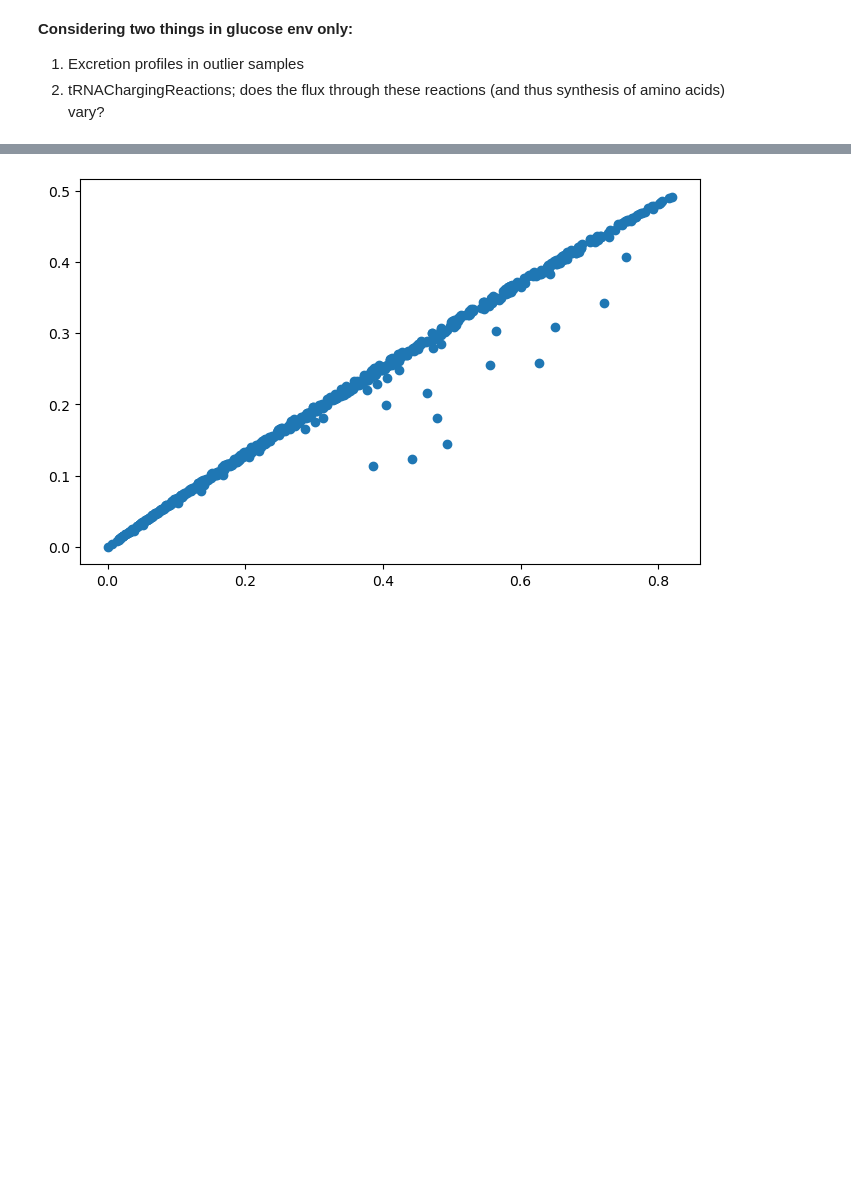
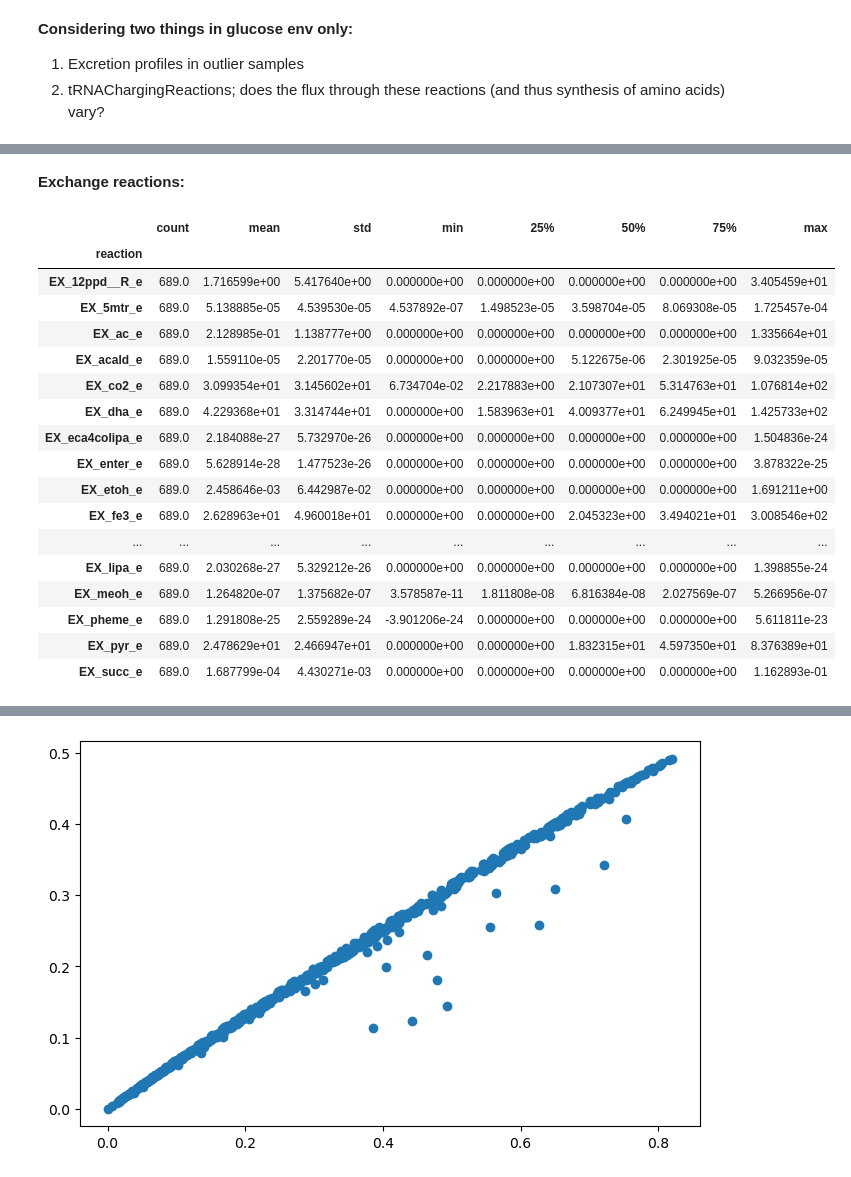
Before and after one commit to celasa/biomass_thesis, a Jupyter notebook: notebooks/final_analyses.ipynb, the cells around one changed output, grey strips where cells are left out. Saved outputs shown, nothing was run; the diff lists cells and outputs as text; code cells hidden in the pictures; blank space fills up the shorter version.

```diff
--- a/notebooks/final_analyses.ipynb
+++ b/notebooks/final_analyses.ipynb
@@ -22,3 +33,6 @@ data = pd.read_pickle(DATA/'ml_datasets_ARCHIVE/all_raw_samples.pkl')
 glc_data = data[data['source']=='glc']
 # %%
 glc_flux = pd.read_pickle('/triumvirate/home/celinaha/LO_sampling/optimal_runs/optimal_EX_glc__D_e_EX_nh4_e.pkl')
+# %%
+glc_out = glc_data.loc[glc_data['outlier']==1, "sample"]
+glc_normal = glc_data.loc[glc_data['outlier']==0, "sample"]
@@ -24,0 +41,2 @@ glc_flux = pd.read_pickle('/triumvirate/home/celinaha/LO_sampling/optimal_runs/o
+# %% [markdown]
+**Exchange reactions:**
@@ -24,0 +48,30 @@ glc_flux = pd.read_pickle('/triumvirate/home/celinaha/LO_sampling/optimal_runs/o
+# %%
+glc_samples = prep.get_samples(path='/triumvirate/home/celinaha/LHS_sampling/lhs_glc/results/flux')
+glc = prep.merge_samples(glc_samples, '/triumvirate/home/celinaha/thesis_files/ex_rxns.csv', substrate='glc')
+# %%
+sec = glc.set_index("reaction").T
+sec = sec.loc[:, (sec > 0).any(axis=0)]
+# %%
+sec_outliers = sec.loc[glc_out]
+sec_normal = sec.loc[glc_normal]
+# %%
+sec_normal.describe().T
+# %% [output]
+|  | count | mean | std | min | 25% | 50% | 75% | max |
+| reaction |  |  |  |  |  |  |  |  |
+| EX_12ppd__R_e | 689.0 | 1.716599e+00 | 5.417640e+00 | 0.000000e+00 | 0.000000e+00 | 0.000000e+00 | 0.000000e+00 | 3.405459e+01 |
+| EX_5mtr_e | 689.0 | 5.138885e-05 | 4.539530e-05 | 4.537892e-07 | 1.498523e-05 | 3.598704e-05 | 8.069308e-05 | 1.725457e-04 |
+| EX_ac_e | 689.0 | 2.128985e-01 | 1.138777e+00 | 0.000000e+00 | 0.000000e+00 | 0.000000e+00 | 0.000000e+00 | 1.335664e+01 |
+| EX_acald_e | 689.0 | 1.559110e-05 | 2.201770e-05 | 0.000000e+00 | 0.000000e+00 | 5.122675e-06 | 2.301925e-05 | 9.032359e-05 |
+| EX_co2_e | 689.0 | 3.099354e+01 | 3.145602e+01 | 6.734704e-02 | 2.217883e+00 | 2.107307e+01 | 5.314763e+01 | 1.076814e+02 |
+| EX_dha_e | 689.0 | 4.229368e+01 | 3.314744e+01 | 0.000000e+00 | 1.583963e+01 | 4.009377e+01 | 6.249945e+01 | 1.425733e+02 |
+| EX_eca4colipa_e | 689.0 | 2.184088e-27 | 5.732970e-26 | 0.000000e+00 | 0.000000e+00 | 0.000000e+00 | 0.000000e+00 | 1.504836e-24 |
+| EX_enter_e | 689.0 | 5.628914e-28 | 1.477523e-26 | 0.000000e+00 | 0.000000e+00 | 0.000000e+00 | 0.000000e+00 | 3.878322e-25 |
+| EX_etoh_e | 689.0 | 2.458646e-03 | 6.442987e-02 | 0.000000e+00 | 0.000000e+00 | 0.000000e+00 | 0.000000e+00 | 1.691211e+00 |
+| EX_fe3_e | 689.0 | 2.628963e+01 | 4.960018e+01 | 0.000000e+00 | 0.000000e+00 | 2.045323e+00 | 3.494021e+01 | 3.008546e+02 |
+| ... | ... | ... | ... | ... | ... | ... | ... | ... |
+| EX_lipa_e | 689.0 | 2.030268e-27 | 5.329212e-26 | 0.000000e+00 | 0.000000e+00 | 0.000000e+00 | 0.000000e+00 | 1.398855e-24 |
+| EX_meoh_e | 689.0 | 1.264820e-07 | 1.375682e-07 | 3.578587e-11 | 1.811808e-08 | 6.816384e-08 | 2.027569e-07 | 5.266956e-07 |
+| EX_pheme_e | 689.0 | 1.291808e-25 | 2.559289e-24 | -3.901206e-24 | 0.000000e+00 | 0.000000e+00 | 0.000000e+00 | 5.611811e-23 |
+| EX_pyr_e | 689.0 | 2.478629e+01 | 2.466947e+01 | 0.000000e+00 | 0.000000e+00 | 1.832315e+01 | 4.597350e+01 | 8.376389e+01 |
+| EX_succ_e | 689.0 | 1.687799e-04 | 4.430271e-03 | 0.000000e+00 | 0.000000e+00 | 0.000000e+00 | 0.000000e+00 | 1.162893e-01 |
```
Also changed, not shown: parts of 31 cells of this notebook, 1 other file.
